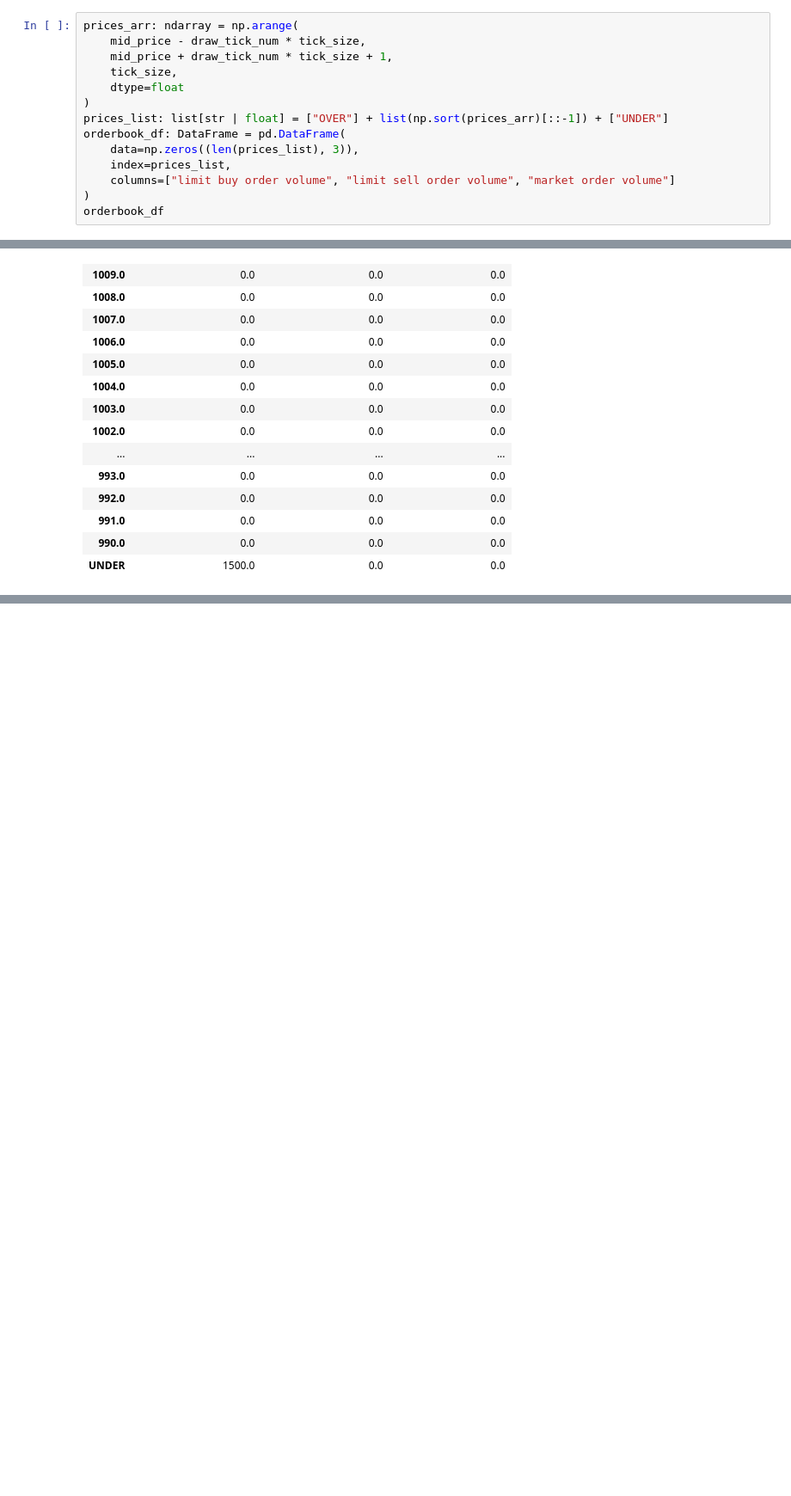
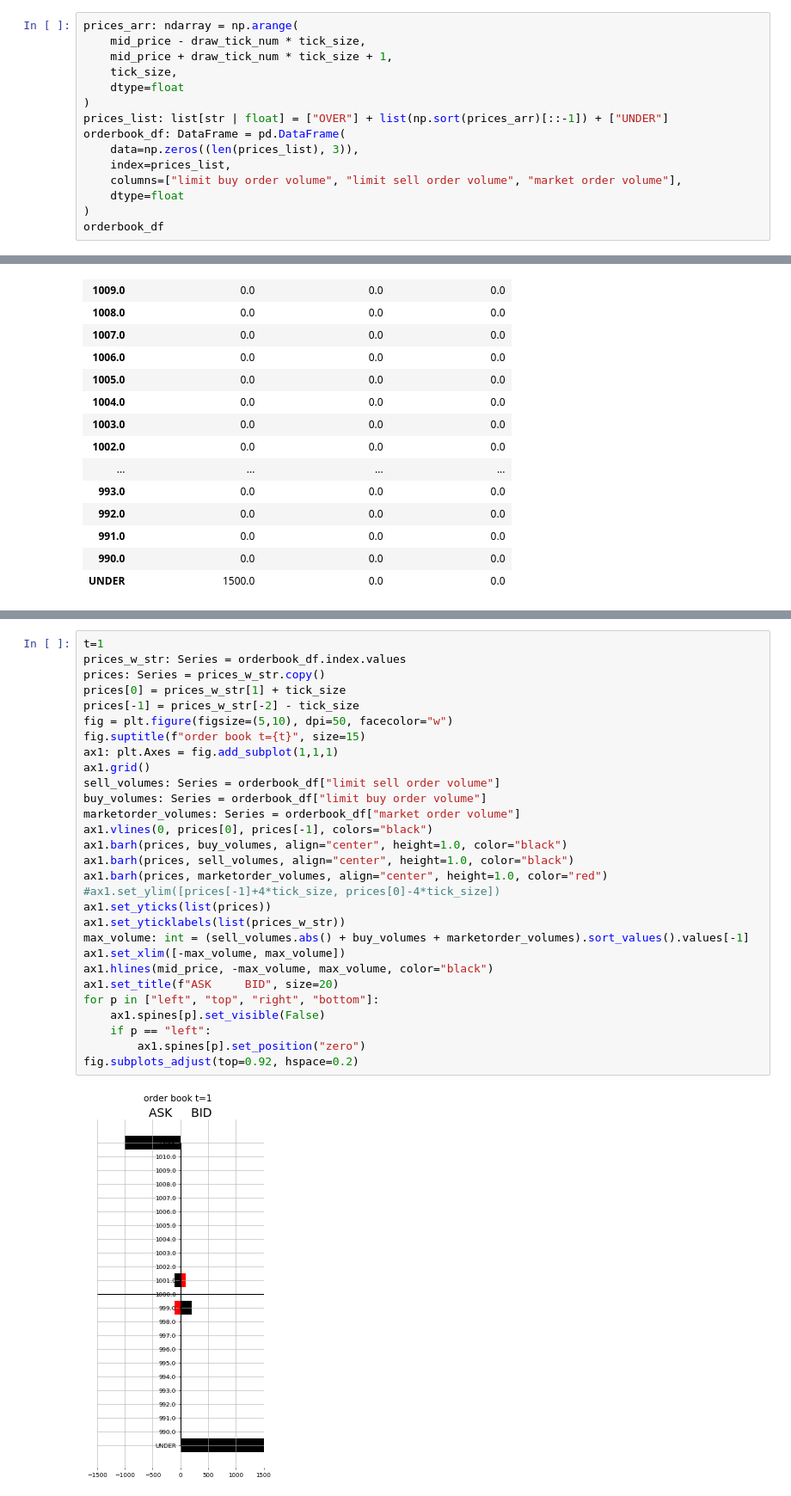
Before and after one commit to ryuji-hashimoto0110/pamsenvs, a Jupyter notebook: logs/explain_drawing_orderbook.ipynb, the cells around one changed output, grey strips where cells are left out. Shown at 86% size. Cells and saved outputs as stored; diff of their text form; blank space fills up the shorter version.

Commit message:
draw orderbook

```diff
--- a/logs/explain_drawing_orderbook.ipynb
+++ b/logs/explain_drawing_orderbook.ipynb
@@ -107,7 +108,8 @@ prices_list: list[str | float] = ["OVER"] + list(np.sort(prices_arr)[::-1]) + ["
 orderbook_df: DataFrame = pd.DataFrame(
     data=np.zeros((len(prices_list), 3)),
     index=prices_list,
-    columns=["limit buy order volume", "limit sell order volume", "market order volume"]
+    columns=["limit buy order volume", "limit sell order volume", "market order volume"],
+    dtype=float
 )
 orderbook_df
 # %% [output]
@@ -188,0 +193,31 @@ orderbook_df
+# %%
+t=1
+prices_w_str: Series = orderbook_df.index.values
+prices: Series = prices_w_str.copy()
+prices[0] = prices_w_str[1] + tick_size
+prices[-1] = prices_w_str[-2] - tick_size
+fig = plt.figure(figsize=(5,10), dpi=50, facecolor="w")
+fig.suptitle(f"order book t={t}", size=15)
+ax1: plt.Axes = fig.add_subplot(1,1,1)
+ax1.grid()
+sell_volumes: Series = orderbook_df["limit sell order volume"]
+buy_volumes: Series = orderbook_df["limit buy order volume"]
+marketorder_volumes: Series = orderbook_df["market order volume"]
+ax1.vlines(0, prices[0], prices[-1], colors="black")
+ax1.barh(prices, buy_volumes, align="center", height=1.0, color="black")
+ax1.barh(prices, sell_volumes, align="center", height=1.0, color="black")
+ax1.barh(prices, marketorder_volumes, align="center", height=1.0, color="red")
+#ax1.set_ylim([prices[-1]+4*tick_size, prices[0]-4*tick_size])
+ax1.set_yticks(list(prices))
+ax1.set_yticklabels(list(prices_w_str))
+max_volume: int = (sell_volumes.abs() + buy_volumes + marketorder_volumes).sort_values().values[-1]
+ax1.set_xlim([-max_volume, max_volume])
+ax1.hlines(mid_price, -max_volume, max_volume, color="black")
+ax1.set_title(f"ASK     BID", size=20)
+for p in ["left", "top", "right", "bottom"]:
+    ax1.spines[p].set_visible(False)
+    if p == "left":
+        ax1.spines[p].set_position("zero")
+fig.subplots_adjust(top=0.92, hspace=0.2)
+# %% [output]
+[figure, added]
```
Also changed, not shown: parts of 3 cells of this notebook.
